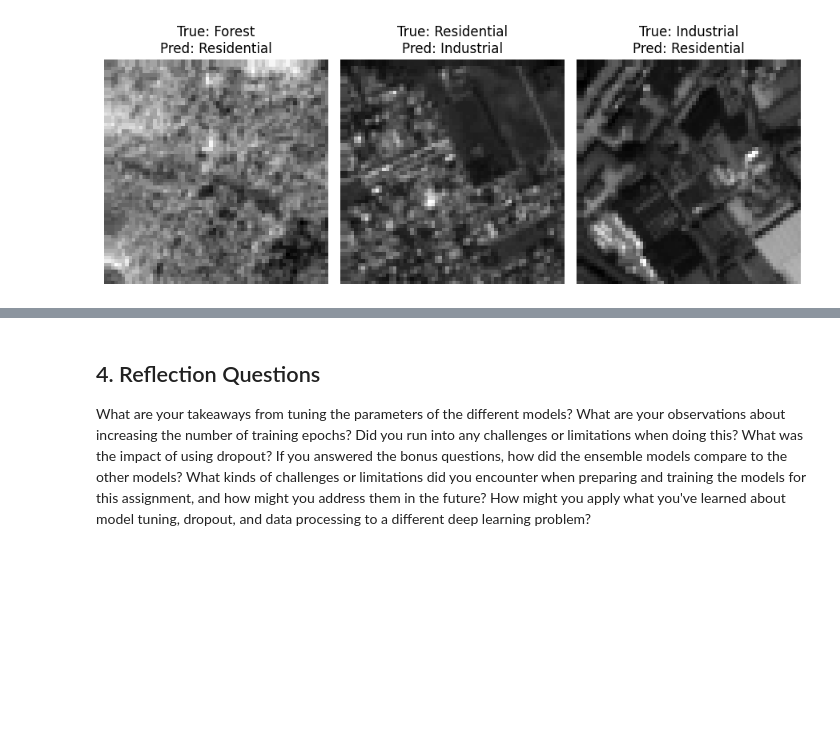
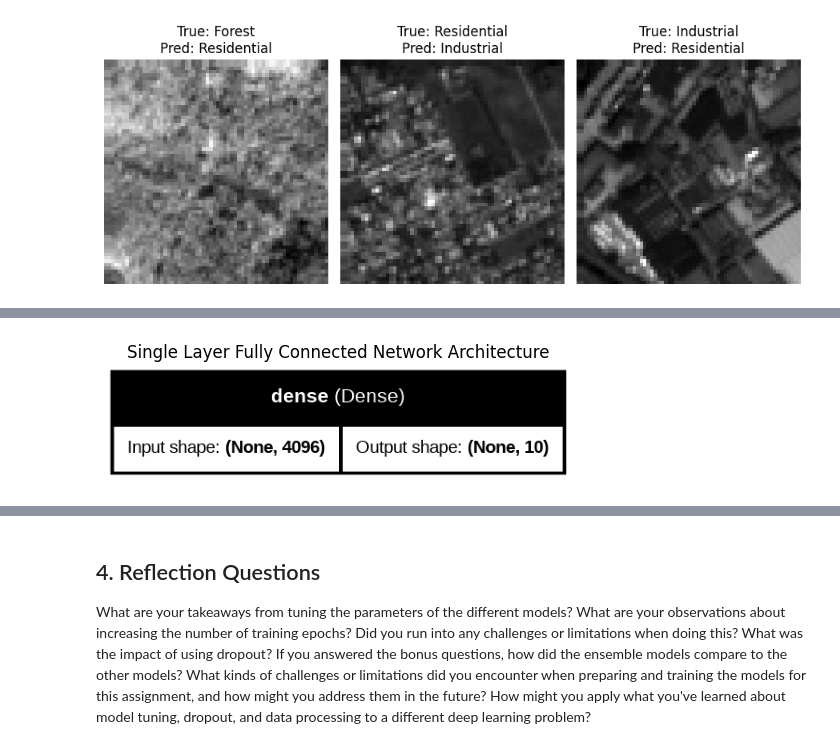
Before and after one commit to junyi2022/musa-650-remote-sensing, a Jupyter notebook: assignments/HW4/HW4.ipynb, the cells around one changed output, grey strips where cells are left out. Cells and saved outputs as stored; diff of their text form; code cells hidden in the pictures; blank space fills up the shorter version.

Commit message:
finish model 1

```diff
--- a/assignments/HW4/HW4.ipynb
+++ b/assignments/HW4/HW4.ipynb
@@ -753,0 +788,22 @@ How did adding multispectral channels impact your model’s performance? Explain
+# %%
+# Visualize the architecture with better formatting
+plot_model(
+    model,
+    to_file='single_layer_fc.png',
+    show_shapes=True,
+    show_layer_names=True,
+    rankdir='LR',  # Left-to-right orientation
+    dpi=96,
+    layer_range=None,
+    expand_nested=False
+)
+
+# Display the image in notebook
+img = plt.imread('single_layer_fc.png')
+plt.figure(figsize=(6, 4))
+plt.imshow(img)
+plt.axis('off')
+plt.title('Single Layer Fully Connected Network Architecture')
+plt.show()
+# %% [output]
+[figure, added]
```
Also changed, not shown: parts of 14 cells of this notebook.
